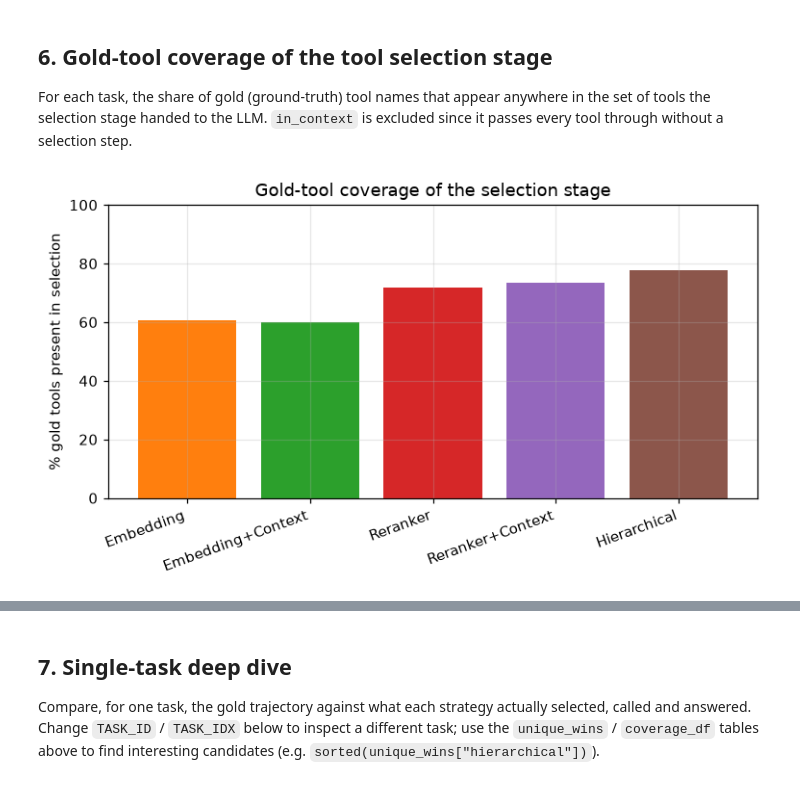
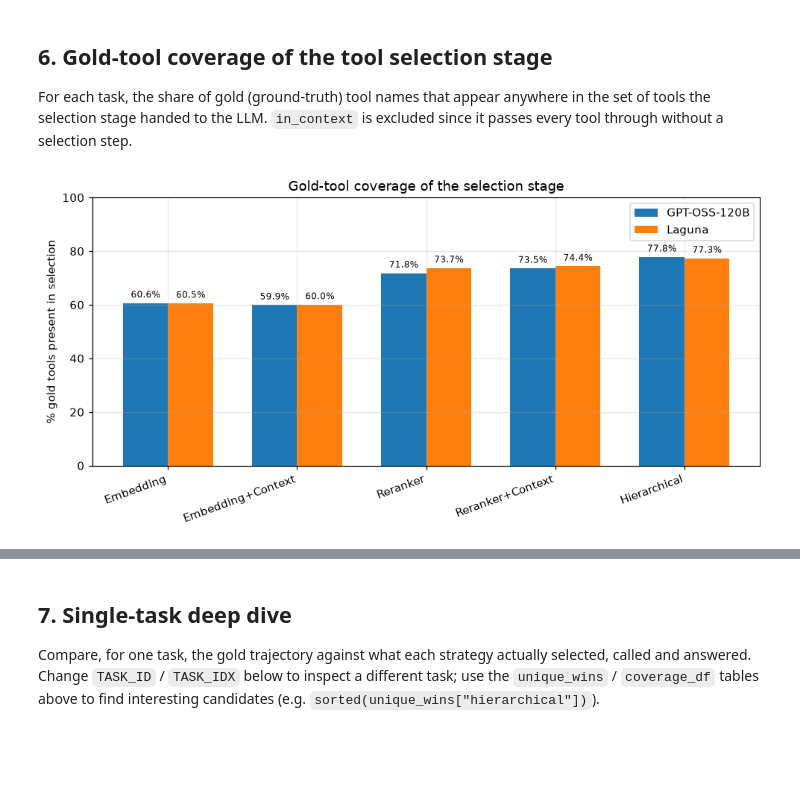
Before and after one commit to Anni0401/ToolSelectionBenchmark, a Jupyter notebook: wild-tool-bench/analyze_results.ipynb, the cells around one changed output, grey strips where cells are left out. Drawn from its saved outputs; the diff is of its cells as text; code cells hidden in the pictures; blank space fills up the shorter version.

Commit message:
run scripts for toolreagt and laguna

```diff
--- a/wild-tool-bench/analyze_results.ipynb
+++ b/wild-tool-bench/analyze_results.ipynb
@@ -327,14 +394,13 @@ plt.show()
 includes the embedding/reranker/selector overhead spent on tool selection (0 for `in_context`, which
 puts all tools directly in context).
 # %%
-token_summary = task_df.groupby("strategy").agg(
+token_summary = task_df.groupby(["model", "strategy"]).agg(
     total_llm_tokens=("total_tokens", "sum"),
     total_pipeline_tokens=("pipeline_tokens", "sum"),
     avg_llm_tokens=("total_tokens", "mean"),
     avg_pipeline_tokens=("pipeline_tokens", "mean"),
     total_latency_s=("llm_latency_s", "sum"),
     avg_latency_s=("llm_latency_s", "mean"),
-).reindex(STRATEGIES)
-token_summary.index = [STRATEGY_LABELS[s] for s in token_summary.index]
+).reindex(pd.MultiIndex.from_product([MODELS, STRATEGIES], names=["model", "strategy"]))
 token_summary
 # %% [output]
@@ -376,20 +452,24 @@ plt.show()
 Average tokens spent per task against the task accuracy achieved, per strategy.
 # %%
 fig, axes = plt.subplots(1, 2, figsize=(12, 5))
+MODEL_MARKERS = {"120B": "o", "Laguna": "^"}
 
 for ax, token_col, title in [
     (axes[0], "avg_llm_tokens", "Executing-LLM tokens/task vs. accuracy"),
     (axes[1], "avg_pipeline_tokens", "Pipeline tokens/task (incl. selection) vs. accuracy"),
 ]:
-    for s in STRATEGIES:
-        acc = strategy_data[s]["metric"]["total_info"]["task"]["accuracy"]
-        tok = token_summary.loc[STRATEGY_LABELS[s], token_col]
-        ax.scatter(tok, acc, s=90, color=COLORS[s], label=STRATEGY_LABELS[s])
-        ax.annotate(STRATEGY_LABELS[s], (tok, acc), textcoords="offset points", xytext=(6, 4), fontsize=8)
+    for m in MODELS:
+        for s in STRATEGIES:
+            acc = all_data[m][s]["metric"]["total_info"]["task"]["accuracy"]
+            tok = token_summary.loc[(m, s), token_col]
+            ax.scatter(tok, acc, s=90, color=COLORS[s], marker=MODEL_MARKERS[m],
+                       label=f"{STRATEGY_LABELS[s]} ({MODEL_LABELS[m]})")
+            ax.annotate(f"{STRATEGY_LABELS[s]}/{m}", (tok, acc), textcoords="offset points", xytext=(6, 4), fontsize=7)
     ax.set_xlabel("Avg tokens / task")
     ax.set_ylabel("Task accuracy")
     ax.set_title(title)
 
+axes[0].legend(fontsize=7, ncol=2, loc="lower right")
 plt.tight_layout()
 plt.show()
 # %% [output]
@@ -447,33 +541,43 @@ without a selection step.
 # %%
 selection_strategies = [s for s in STRATEGIES if s != "in_context"]
 coverage_rows = []
-for s in selection_strategies:
-    selection = strategy_data[s]["selection"]
-    for key, gold in gold_index.items():
-        gold_tools = set(gold["gold_tools_unique"])
-        if not gold_tools:
-            continue  # Chat/no-tool tasks have nothing to cover
-        selected = selection.get(key, set())
-        coverage_rows.append({
-            "strategy": s,
-            "task_id": key[0],
-            "task_idx": key[1],
-            "coverage": len(gold_tools & selected) / len(gold_tools),
-        })
+for m in MODELS:
+    for s in selection_strategies:
+        selection = all_data[m][s]["selection"]
+        for key, gold in gold_index.items():
+            gold_tools = set(gold["gold_tools_unique"])
+            if not gold_tools:
+                continue  # Chat/no-tool tasks have nothing to cover
+            selected = selection.get(key, set())
+            coverage_rows.append({
+                "model": m,
+                "strategy": s,
+                "task_id": key[0],
+                "task_idx": key[1],
+                "coverage": len(gold_tools & selected) / len(gold_tools),
+            })
 coverage_df = pd.DataFrame(coverage_rows)
-coverage_summary = coverage_df.groupby("strategy")["coverage"].mean().reindex(selection_strategies)
+coverage_summary = coverage_df.groupby(["model", "strategy"])["coverage"].mean()
 
-fig, ax = plt.subplots(figsize=(7, 4))
-ax.bar(range(len(selection_strategies)), coverage_summary.values * 100,
-       color=[COLORS[s] for s in selection_strategies])
-ax.set_xticks(range(len(selection_strategies)))
-ax.set_xticklabels([STRATEGY_LABELS[s] for s in selection_strategies], rotation=20, ha="right")
+categories = [STRATEGY_LABELS[s] for s in selection_strategies]
+series = {m: [coverage_summary.loc[(m, s)] * 100 for s in selection_strategies] for m in MODELS}
+width = 0.35
+x = range(len(categories))
+
+fig, ax = plt.subplots(figsize=(9, 4.5))
+for i, m in enumerate(MODELS):
+    offsets = [xi + i * width - width / 2 for xi in x]
+    bars = ax.bar(offsets, series[m], width=width, label=MODEL_LABELS[m])
+    ax.bar_label(bars, labels=[f"{v:.1f}%" for v in series[m]], padding=3, fontsize=8)
+ax.set_xticks(list(x))
+ax.set_xticklabels(categories, rotation=20, ha="right")
 ax.set_ylabel("% gold tools present in selection")
 ax.set_title("Gold-tool coverage of the selection stage")
 ax.set_ylim(0, 100)
+ax.legend()
 plt.tight_layout()
 plt.show()
 
 coverage_summary.rename("mean_gold_tool_coverage").to_frame()
 # %% [output]
-[figure, old version]
+[figure, new version]
```
Also changed, not shown: parts of 19 cells of this notebook, 16 other files.
